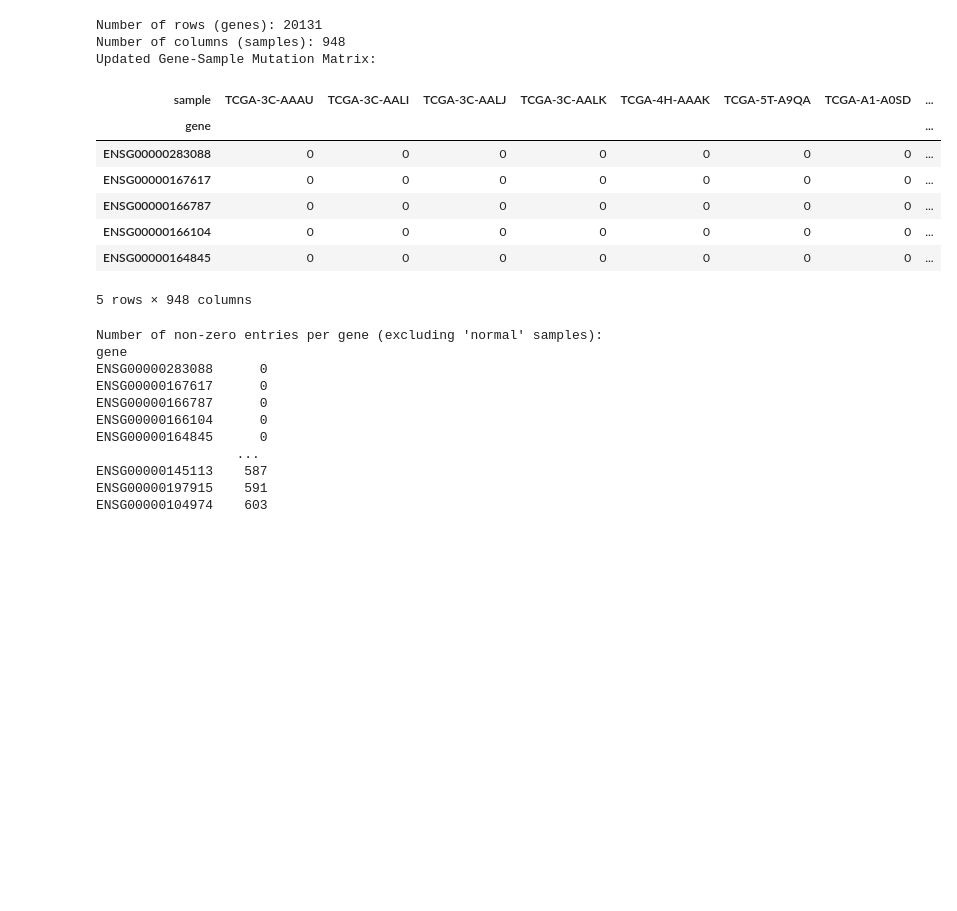
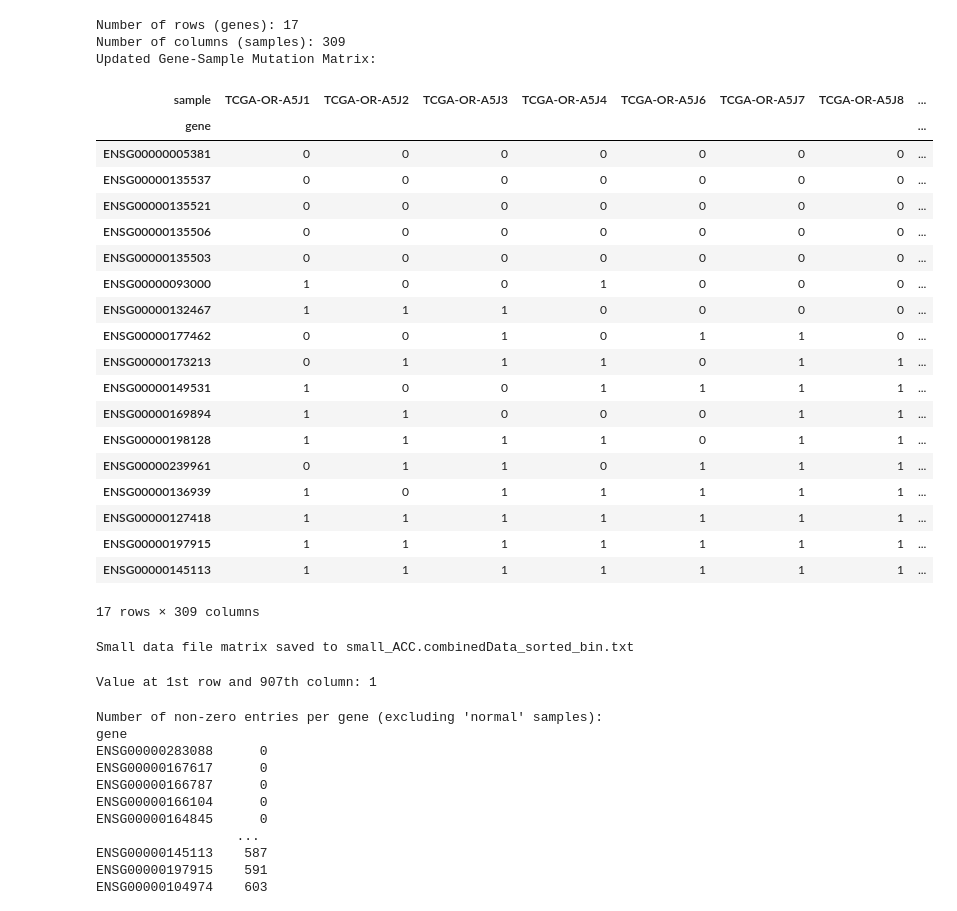
Before and after one commit to RitvikPrabhu/FugakuCarcinogenisis, a Jupyter notebook: data/TestNotebook.ipynb, the cells around one changed output. Drawn from its saved outputs; the diff is of its cells as text; code cells hidden in the pictures; blank space fills up the shorter version.

Commit message:
Create a cell to extract the data into readable format for small data file

```diff
--- a/data/TestNotebook.ipynb
+++ b/data/TestNotebook.ipynb
@@ -3,48 +3,79 @@ import pandas as pd
 import numpy as np
 import matplotlib.pyplot as plt
 # %%
-gene_sample_file = "BRCA.combinedData.txt"
+gene_sample_file = "small_ACC.combinedData_sorted.txt"
 
 gene_sample_df = pd.read_csv(
     gene_sample_file,
     sep="\s+",
     header=None,
     names=["row", "column", "mutation", "gene", "sample"],
     skiprows=1
 )
 
 # Extract the original order of samples and genes
 sample_order = gene_sample_df['sample'].drop_duplicates().tolist()
 gene_order = gene_sample_df['gene'].drop_duplicates().tolist()
 
 gene_sample_pivot = gene_sample_df.pivot_table(
     index="gene",
     columns="sample",
     values="mutation",
     aggfunc='first',
     fill_value=0
 )
 
 gene_sample_pivot = gene_sample_pivot.reindex(index=gene_order, columns=sample_order)
 
 # Display the results
 print("Number of rows (genes):", gene_sample_pivot.shape[0])
 print("Number of columns (samples):", gene_sample_pivot.shape[1])
 
 print("Updated Gene-Sample Mutation Matrix:")
-gene_sample_pivot.head()
+gene_sample_pivot.head(20)
 # %% [output]
-Number of rows (genes): 20131
-Number of columns (samples): 948
+Number of rows (genes): 17
+Number of columns (samples): 309
 Updated Gene-Sample Mutation Matrix:
-| sample | TCGA-3C-AAAU | TCGA-3C-AALI | TCGA-3C-AALJ | TCGA-3C-AALK | TCGA-4H-AAAK | TCGA-5T-A9QA | TCGA-A1-A0SD | ... |
+| sample | TCGA-OR-A5J1 | TCGA-OR-A5J2 | TCGA-OR-A5J3 | TCGA-OR-A5J4 | TCGA-OR-A5J6 | TCGA-OR-A5J7 | TCGA-OR-A5J8 | ... |
 | gene |  |  |  |  |  |  |  | ... |
-| ENSG00000283088 | 0 | 0 | 0 | 0 | 0 | 0 | 0 | ... |
-| ENSG00000167617 | 0 | 0 | 0 | 0 | 0 | 0 | 0 | ... |
-| ENSG00000166787 | 0 | 0 | 0 | 0 | 0 | 0 | 0 | ... |
-| ENSG00000166104 | 0 | 0 | 0 | 0 | 0 | 0 | 0 | ... |
-| ENSG00000164845 | 0 | 0 | 0 | 0 | 0 | 0 | 0 | ... |
+| ENSG00000005381 | 0 | 0 | 0 | 0 | 0 | 0 | 0 | ... |
+| ENSG00000135537 | 0 | 0 | 0 | 0 | 0 | 0 | 0 | ... |
+| ENSG00000135521 | 0 | 0 | 0 | 0 | 0 | 0 | 0 | ... |
+| ENSG00000135506 | 0 | 0 | 0 | 0 | 0 | 0 | 0 | ... |
+| ENSG00000135503 | 0 | 0 | 0 | 0 | 0 | 0 | 0 | ... |
+| ENSG00000093000 | 1 | 0 | 0 | 1 | 0 | 0 | 0 | ... |
+| ENSG00000132467 | 1 | 1 | 1 | 0 | 0 | 0 | 0 | ... |
+| ENSG00000177462 | 0 | 0 | 1 | 0 | 1 | 1 | 0 | ... |
+| ENSG00000173213 | 0 | 1 | 1 | 1 | 0 | 1 | 1 | ... |
+| ENSG00000149531 | 1 | 0 | 0 | 1 | 1 | 1 | 1 | ... |
+| ENSG00000169894 | 1 | 1 | 0 | 0 | 0 | 1 | 1 | ... |
+| ENSG00000198128 | 1 | 1 | 1 | 1 | 0 | 1 | 1 | ... |
+| ENSG00000239961 | 0 | 1 | 1 | 0 | 1 | 1 | 1 | ... |
+| ENSG00000136939 | 1 | 0 | 1 | 1 | 1 | 1 | 1 | ... |
+| ENSG00000127418 | 1 | 1 | 1 | 1 | 1 | 1 | 1 | ... |
+| ENSG00000197915 | 1 | 1 | 1 | 1 | 1 | 1 | 1 | ... |
+| ENSG00000145113 | 1 | 1 | 1 | 1 | 1 | 1 | 1 | ... |
-5 rows × 948 columns
+17 rows × 309 columns
+# %%
+output_file = "small_ACC.combinedData_sorted_bin.txt"
+with open(output_file, "w") as f:
+    for row in gene_sample_pivot.values:
+        f.write("".join(map(str, row)) + "\n")
+
+print(f"Small data file matrix saved to {output_file}")
+# %% [output]
+Small data file matrix saved to small_ACC.combinedData_sorted_bin.txt
+# %%
+row_index = 0  # 1st row (0-based index)
+column_index = 906  # 907th column (0-based index)
+
+value = gene_sample_pivot.iloc[row_index, column_index]
+
+# Display the value
+print(f"Value at 1st row and 907th column: {value}")
+# %% [output]
+Value at 1st row and 907th column: 1
 # %%
 non_normal_columns = [col for col in gene_sample_pivot.columns if col.startswith('TCGA')]
 non_zero_counts_per_row = (gene_sample_pivot[non_normal_columns] != 0).sum(axis=1)
```
Also changed, not shown: parts of 1 cell of this notebook.
